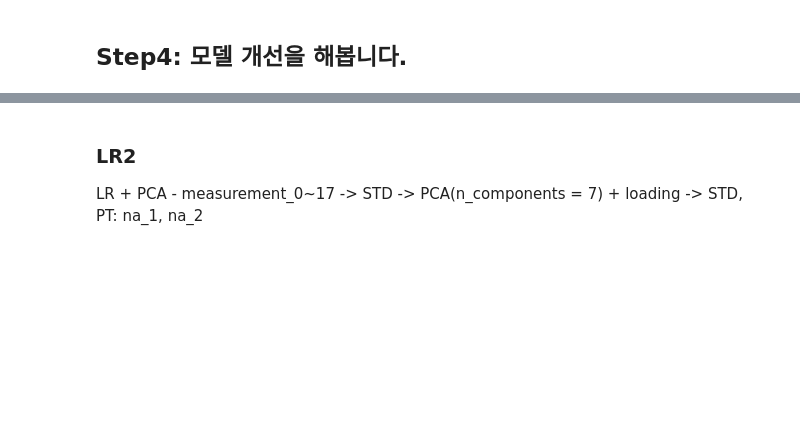
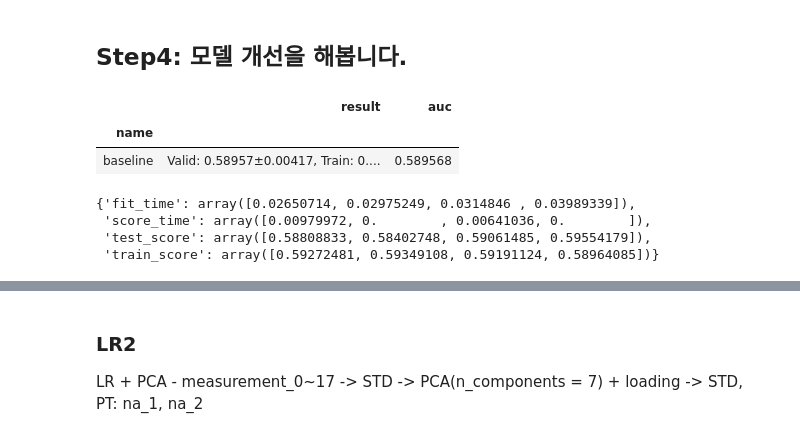
Before and after one commit to sunkusun9/DS_lv3_2509_2, a Jupyter notebook: sec_ds_lv3_prob1_kaggle.ipynb, the cells around one changed output, grey strips where cells are left out. Saved outputs shown, nothing was run; the diff lists cells and outputs as text; code cells hidden in the pictures; blank space fills up the shorter version.

```diff
--- a/sec_ds_lv3_prob1_kaggle.ipynb
+++ b/sec_ds_lv3_prob1_kaggle.ipynb
@@ -76,3 +302,20 @@ def select_model(clf):
 # %%
 # Baseline 튜닝: C
 # std: ['loading', 'measurement_1', 'measurement_4', 'measurement_14', 'measurement_17'] + pt: ['na_1'] -> LR
+
+from sklearn.linear_model import LogisticRegression
+
+ct = ColumnTransformer([
+    ('std', StandardScaler(), ['loading', 'measurement_1', 'measurement_4', 'measurement_14','measurement_17']),
+    ('pt', 'passthrough', ['na_1'])
+])
+clf_lr = make_pipeline(ct, LogisticRegression(solver ='lbfgs', C= 0.03))
+eval_model('baseline', clf_lr)
+# %% [output]
+|  | result | auc |
+| name |  |  |
+| baseline | Valid: 0.58957±0.00417, Train: 0.... | 0.589568 |
+{'fit_time': array([0.02650714, 0.02975249, 0.0314846 , 0.03989339]),
+ 'score_time': array([0.00979972, 0.        , 0.00641036, 0.        ]),
+ 'test_score': array([0.58808833, 0.58402748, 0.59061485, 0.59554179]),
+ 'train_score': array([0.59272481, 0.59349108, 0.59191124, 0.58964085])}
```
Also changed, not shown: parts of 19 cells of this notebook.
